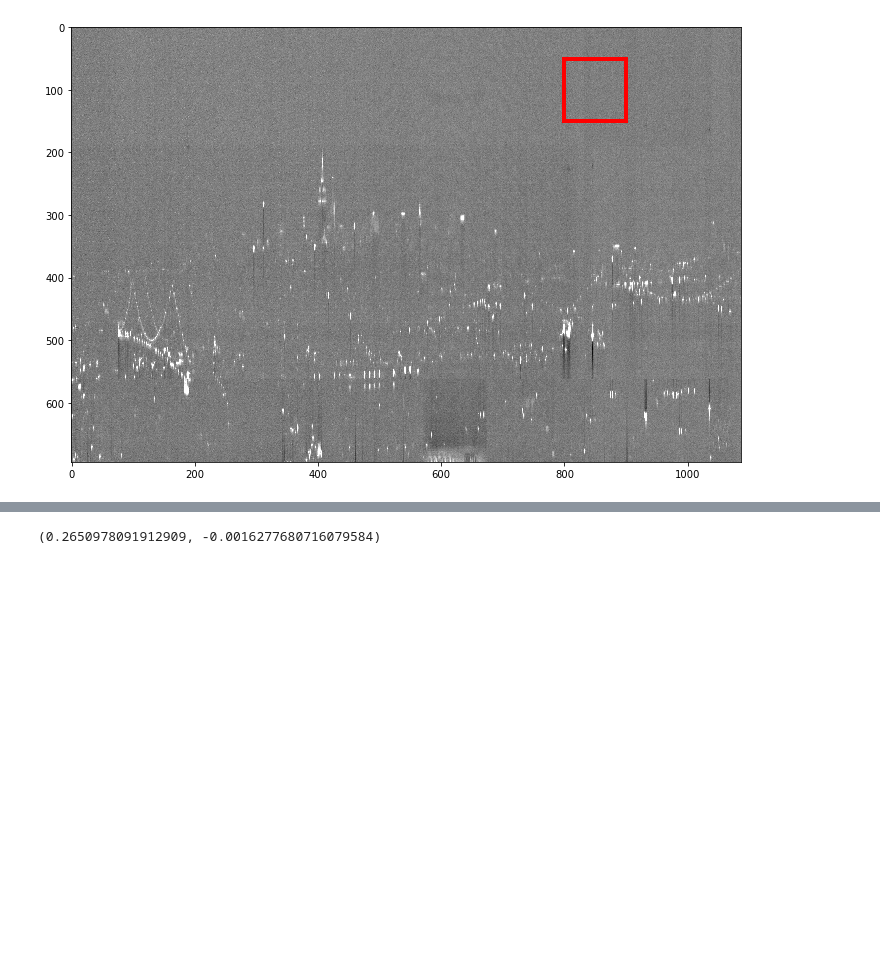
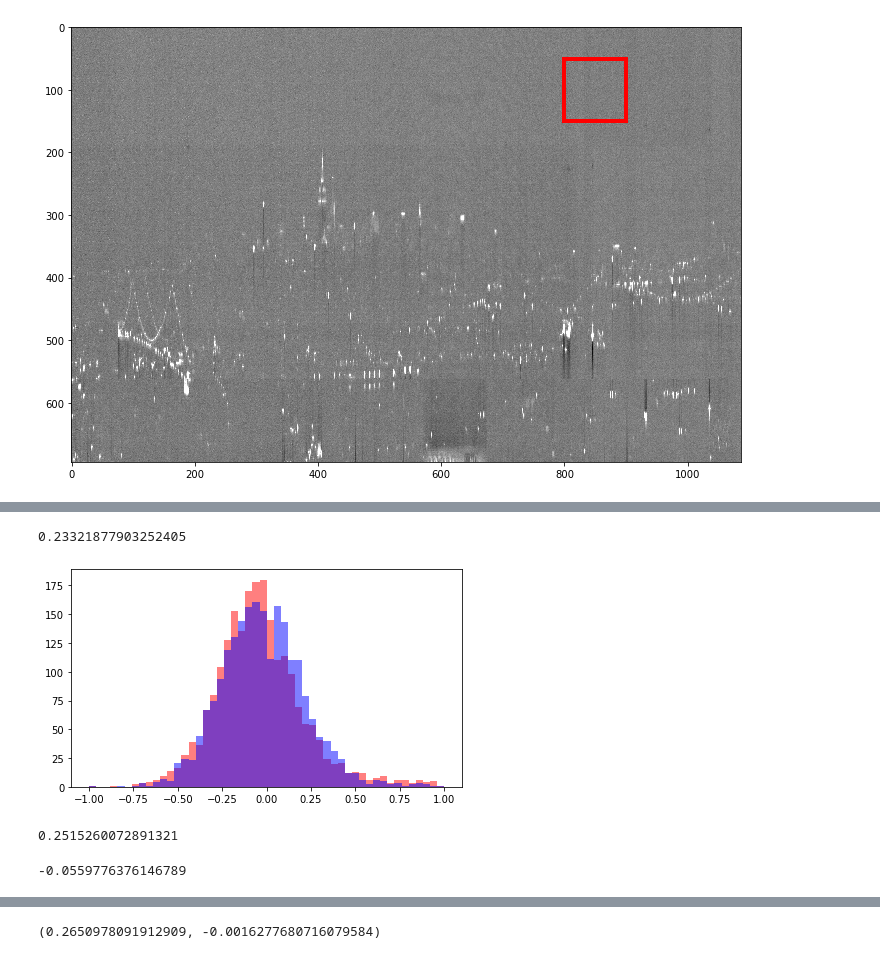
Before and after one commit to gdobler/lighting-tech-changeover, a Jupyter notebook: ltco/Sensor_Sensitivity_Correction.ipynb, the cells around one changed output, grey strips where cells are left out. Cells and saved outputs as stored; diff of their text form; code cells hidden in the pictures; blank space fills up the shorter version.

```diff
--- a/ltco/Sensor_Sensitivity_Correction.ipynb
+++ b/ltco/Sensor_Sensitivity_Correction.ipynb
@@ -84,3 +91,20 @@ img_L0[420:465, 150:200].std()
+# %%
+(patch_i3_2[patch_i3_2 < 1.0]).std()
+# %% [output]
+0.23321877903252405
+# %%
+h = plt.hist(patch_L0_2.flatten(), bins=50, range=[-1, 1], alpha=0.5, color="red")
+h = plt.hist(patch_i3_2.flatten(), bins=50, range=[-1, 1], alpha=0.5, color="blue")
+# %% [output]
+[figure, added]
+# %%
+patch_L0_2[patch_L0_2 < 1].std()
+# %% [output]
+0.2515260072891321
+# %%
+np.median(patch_L0_2[patch_L0_2 < 1])
+# %% [output]
+-0.0559776376146789
 # %%
 img3[420:465, 150:200].std()
 # %% [output]
```
Also changed, not shown: parts of 11 cells of this notebook.
